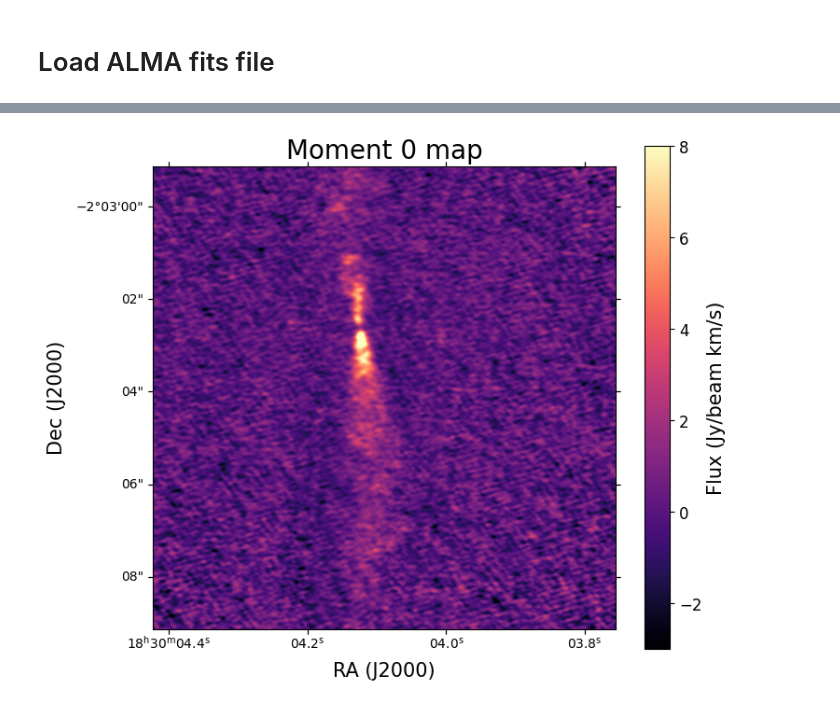
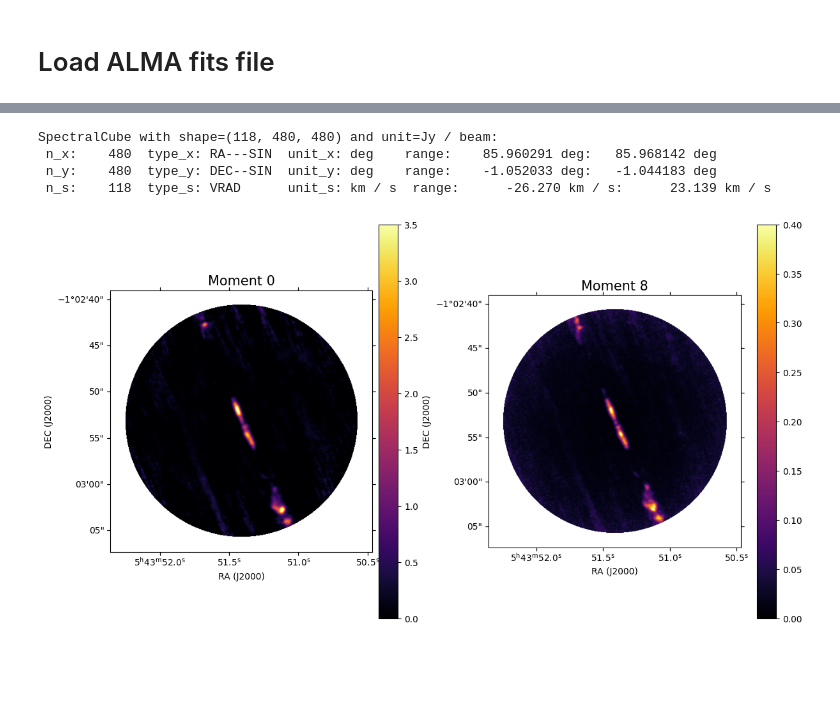
Before and after one commit to kaurs14/Machine-Learning-Project, a Jupyter notebook: Astromorph_project/C7_mommap_ref.ipynb, the cells around one changed output, grey strips where cells are left out. Drawn from its saved outputs; the diff is of its cells as text; code cells hidden in the pictures; blank space fills up the shorter version.

Commit message:
build moment maps

```diff
--- a/Astromorph_project/C7_mommap_ref.ipynb
+++ b/Astromorph_project/C7_mommap_ref.ipynb
@@ -197,26 +290,44 @@ Velocity range: 20.042569893176378 -3.9914464617534633
-# %%
-
-# --------------------------------------------------
-# MOMENT 0 MAP
-# --------------------------------------------------
-moment0 = np.nansum(cube[chan_start:chan_end, :, :], axis=0)
-
-# --------------------------------------------------
-# Plot
-# --------------------------------------------------
-plt.figure(figsize=(8, 7))
-plt.subplot(projection=wcs_2d)
-plt.imshow(moment0, origin="lower", cmap="magma", vmin = -3, vmax = 8)
-
-#Plot colorbar and zoom x,y axes
-cbar = plt.colorbar(orientation="vertical")
-cbar.set_label('Flux (Jy/beam km/s)', size=15)
-cbar.ax.tick_params(labelsize=12)
-plt.title(f"Moment 0 map",size = 20)
-plt.xlim(500, 1000)
-plt.ylim(400, 900)
-plt.xlabel("RA (J2000)", size = 15)
-plt.ylabel("Dec (J2000)", size = 15)
-plt.show()
-# %% [output]
-[figure, removed]
+# %%
+cube_vel = cube.with_spectral_unit(
+    u.km/u.s,
+    velocity_convention='radio',
+    rest_value=347.33*u.GHz
+)
+print(cube_vel)
+
+#I first tried to buil moment 0 map with entire cube but enable to see emission so I decided to use velocity ranges to see clear outflow/knot
+#morphology
+subcube = cube_vel.spectral_slab(-20*u.km/u.s, 22*u.km/u.s)
+# %% [output]
+SpectralCube with shape=(118, 480, 480) and unit=Jy / beam:
+ n_x:    480  type_x: RA---SIN  unit_x: deg    range:    85.960291 deg:   85.968142 deg
+ n_y:    480  type_y: DEC--SIN  unit_y: deg    range:    -1.052033 deg:   -1.044183 deg
+ n_s:    118  type_s: VRAD      unit_s: km / s  range:      -26.270 km / s:      23.139 km / s
+# %%
+# Create moment 0 map
+mom0 = subcube.moment(order=0)
+# %%
+mom8 = subcube.max(axis = 0, how='ray') #go pixel by pixel and extract the full spectrum at that pixel
+# %%
+
+#Plot momment maps
+wcs_2d = mom0.wcs.celestial
+fig = plt.figure(figsize=(14, 8))
+ax0 = fig.add_subplot(1, 2, 1, projection=wcs_2d)
+ax1 = fig.add_subplot(1, 2, 2, projection=wcs_2d)
+
+img0= ax0.imshow(mom0.value, origin='lower',cmap = 'inferno',vmin = 0,vmax = 3.5)
+img1 = ax1.imshow(mom8.value, origin='lower',cmap = 'inferno',vmin = 0, vmax = 0.4)
+
+ax0.set_title('Moment 0',size = 15)
+ax1.set_title('Moment 8',size = 15)
+ax0.set_xlabel('RA (J2000)')
+ax0.set_ylabel('DEC (J2000)')
+ax1.set_xlabel('RA (J2000)')
+ax1.set_ylabel('DEC (J2000)')
+cbar0 = fig.colorbar(img0, ax = ax0, pad = 0.02)
+cbar1 = fig.colorbar(img1, ax = ax1 )
+plt.savefig('HH212_mom0_mom8_subcube.png', dpi=300, bbox_inches='tight')
+plt.show()
+# %% [output]
+[figure, added]
```
Also changed, not shown: parts of 27 cells of this notebook.
